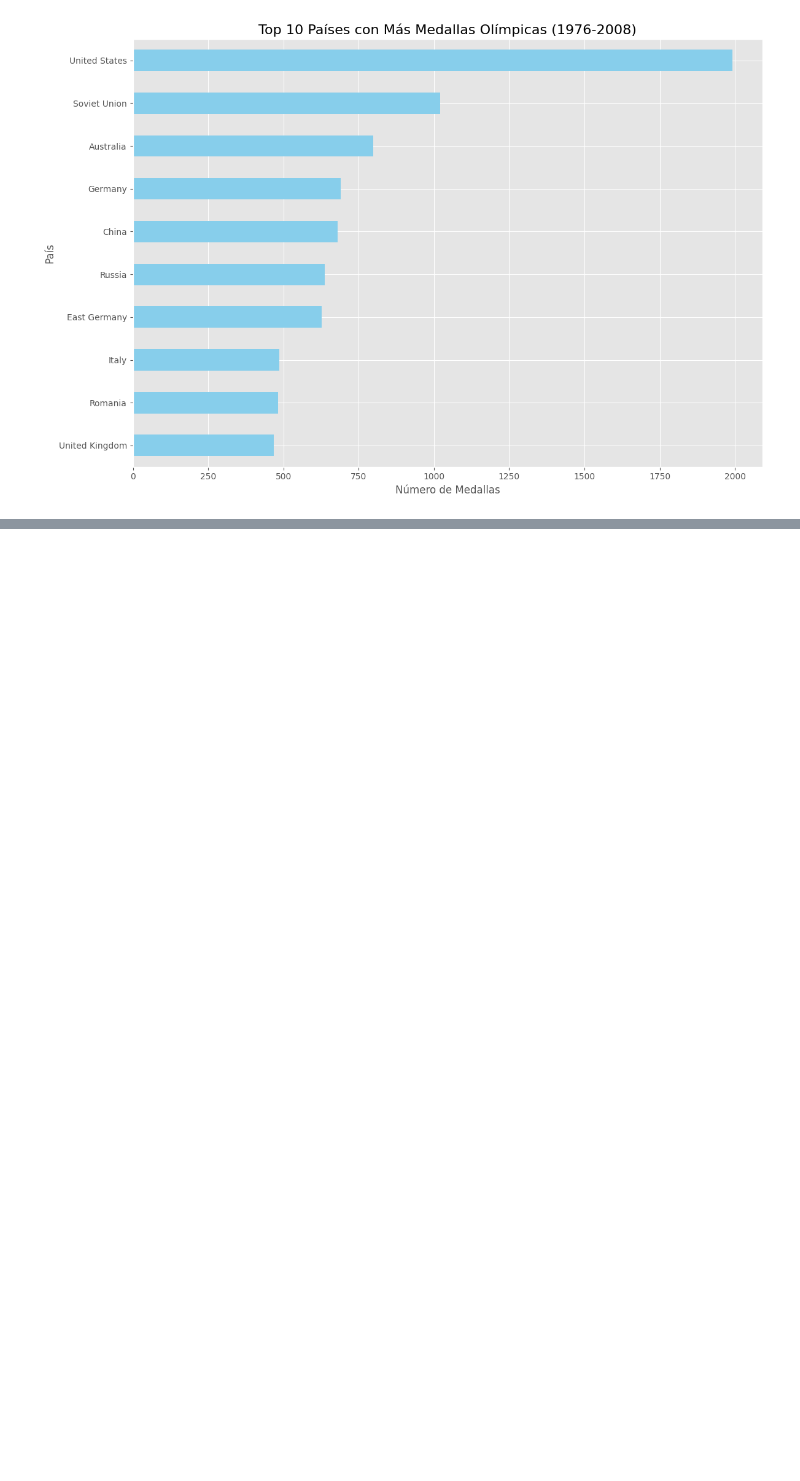
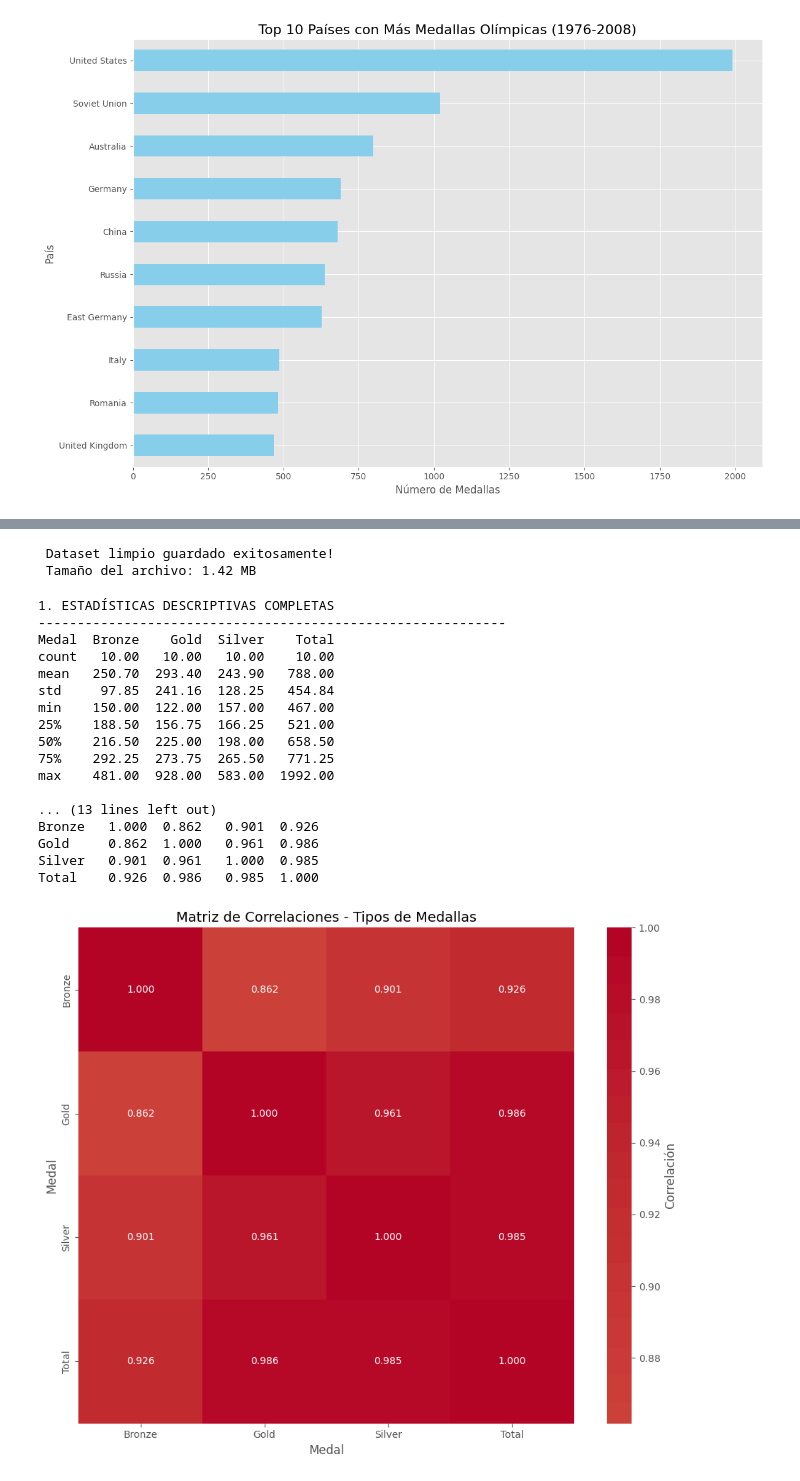
Before and after one commit to Prado500/repoSemestre, a Jupyter notebook: MachineLearning/Julio Suarez - David De los Reyes.ipynb, the cells around one changed output, grey strips where cells are left out. Cells and saved outputs as stored; diff of their text form; code cells hidden in the pictures; blank space fills up the shorter version.

Commit message:
.pynb con estadisticas detalladas

```diff
--- a/MachineLearning/Julio Suarez - David De los Reyes.ipynb
+++ b/MachineLearning/Julio Suarez - David De los Reyes.ipynb
@@ -286,0 +351,55 @@ plt.show()
+# %%
+# Guardamos dataset limpio (Método 1 simplificado)
+df_clean.to_csv('Olympic_medals_clean.csv', index=False, encoding='utf-8')
+
+# Verificamos que se guardó correctamente
+import os
+if os.path.exists('Olympic_medals_clean.csv'):
+    print(" Dataset limpio guardado exitosamente!")
+    print(f" Tamaño del archivo: {os.path.getsize('Olympic_medals_clean.csv') / 1024 / 1024:.2f} MB")
+else:
+    print(" Error al guardar el dataset")
+# %% [output]
+ Dataset limpio guardado exitosamente!
+ Tamaño del archivo: 1.42 MB
+# %%
+# 1. ESTADÍSTICAS DESCRIPTIVAS DETALLADAS
+print("\n1. ESTADÍSTICAS DESCRIPTIVAS COMPLETAS")
+print("-" * 60)
+desc_stats = top_10_paises.describe()
+print(desc_stats.round(2))
+
+print(f"\n2. MATRIZ DE CORRELACIONES")
+print("-" * 60)
+correlation_matrix = top_10_paises.corr()
+print(correlation_matrix.round(3))
+
+print(f"\n2. MATRIZ DE CORRELACIONES")
+print("-" * 60)
+correlation_matrix = top_10_paises.corr()
+print(correlation_matrix.round(3))
+plt.figure(figsize=(10, 8))
+sns.heatmap(correlation_matrix, annot=True, cmap='coolwarm', center=0,
+            square=True, fmt='.3f', cbar_kws={'label': 'Correlación'})
+plt.title('Matriz de Correlaciones - Tipos de Medallas', fontsize=14)
+plt.tight_layout()
+plt.show()
+# %% [output]
+1. ESTADÍSTICAS DESCRIPTIVAS COMPLETAS
+------------------------------------------------------------
+Medal  Bronze    Gold  Silver    Total
+count   10.00   10.00   10.00    10.00
+mean   250.70  293.40  243.90   788.00
+std     97.85  241.16  128.25   454.84
+min    150.00  122.00  157.00   467.00
+25%    188.50  156.75  166.25   521.00
+50%    216.50  225.00  198.00   658.50
+75%    292.25  273.75  265.50   771.25
+max    481.00  928.00  583.00  1992.00
+
+... (13 lines left out)
+Bronze   1.000  0.862   0.901  0.926
+Gold     0.862  1.000   0.961  0.986
+Silver   0.901  0.961   1.000  0.985
+Total    0.926  0.986   0.985  1.000
+[figure, added]
```
Also changed, not shown: parts of 5 cells of this notebook, 4 other files.
